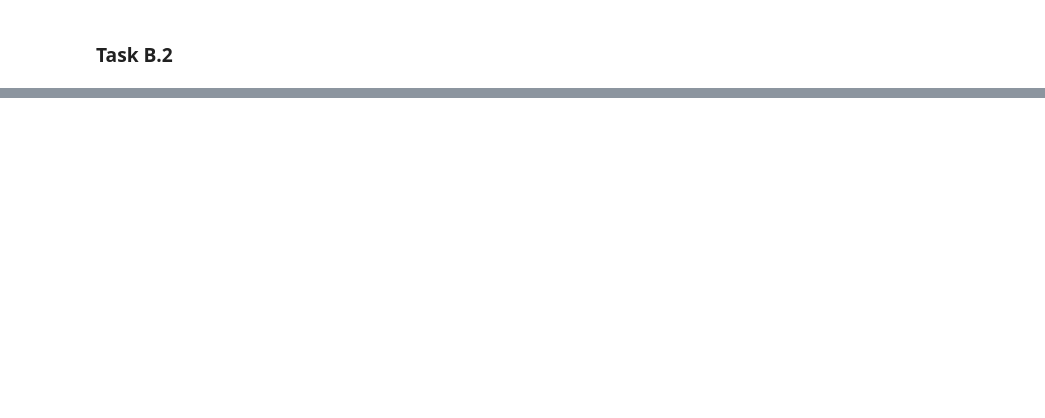
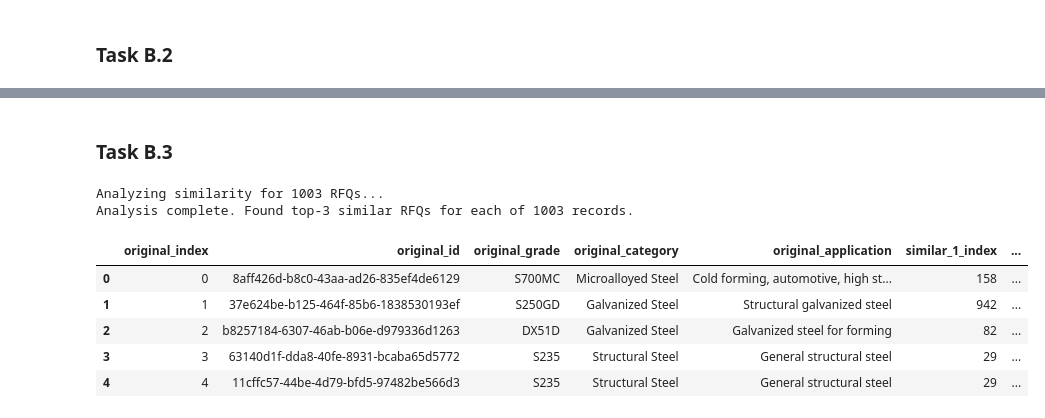
Before and after one commit to kartikeya1234/Vanilla-Steel-Case-Assignment, a Jupyter notebook: task_B.ipynb, the cells around one changed output, grey strips where cells are left out. Saved outputs shown, nothing was run; the diff lists cells and outputs as text; code cells hidden in the pictures; blank space fills up the shorter version.

```diff
--- a/task_B.ipynb
+++ b/task_B.ipynb
@@ -210,0 +252,2 @@ merged_data.drop_duplicates(inplace=True)
+# %%
+merged_data_cleaned = create_min_max_mid_columns(merged_data_cleaned, ['Tensile strength (rm)', 'Yield strength (re or rp0.2)'])
@@ -210,0 +269,4 @@ merged_data.drop_duplicates(inplace=True)
+# %%
+merged_data_cleaned.drop(columns=['Yield strength (re or rp0.2)_mid'], inplace=True)
+# %% [markdown]
+### Task B.3
@@ -210,0 +413,24 @@ merged_data.drop_duplicates(inplace=True)
+# %%
+def analyze_rfq_similarity(df, dim_cols, cat_cols, grade_col='Grade'):
+    print(f"Analyzing similarity for {len(df)} RFQs...")
+
+    similarity_matrix = aggregated_similarity(df, dim_cols, cat_cols, grade_col)
+    top3_results = find_top3_similar_rfqs(df, similarity_matrix)
+
+    print(f"Analysis complete. Found top-3 similar RFQs for each of {len(df)} records.")
+
+    return top3_results, similarity_matrix
+# %%
+top_3_full, sm = analyze_rfq_similarity(merged_data_cleaned, dim_cols=dimension_cols, cat_cols=categorical_cols)
+# %% [output]
+Analyzing similarity for 1003 RFQs...
+Analysis complete. Found top-3 similar RFQs for each of 1003 records.
+# %%
+top_3_full.head()
+# %% [output]
+|  | original_index | original_id | original_grade | original_category | original_application | similar_1_index | ... |
+| 0 | 0 | 8aff426d-b8c0-43aa-ad26-835ef4de6129 | S700MC | Microalloyed Steel | Cold forming, automotive, high st... | 158 | ... |
+| 1 | 1 | 37e624be-b125-464f-85b6-1838530193ef | S250GD | Galvanized Steel | Structural galvanized steel | 942 | ... |
+| 2 | 2 | b8257184-6307-46ab-b06e-d979336d1263 | DX51D | Galvanized Steel | Galvanized steel for forming | 82 | ... |
+| 3 | 3 | 63140d1f-dda8-40fe-8931-bcaba65d5772 | S235 | Structural Steel | General structural steel | 29 | ... |
+| 4 | 4 | 11cffc57-44be-4d79-bfd5-97482be566d3 | S235 | Structural Steel | General structural steel | 29 | ... |
```
Also changed, not shown: parts of 14 cells of this notebook, 14 other files.
